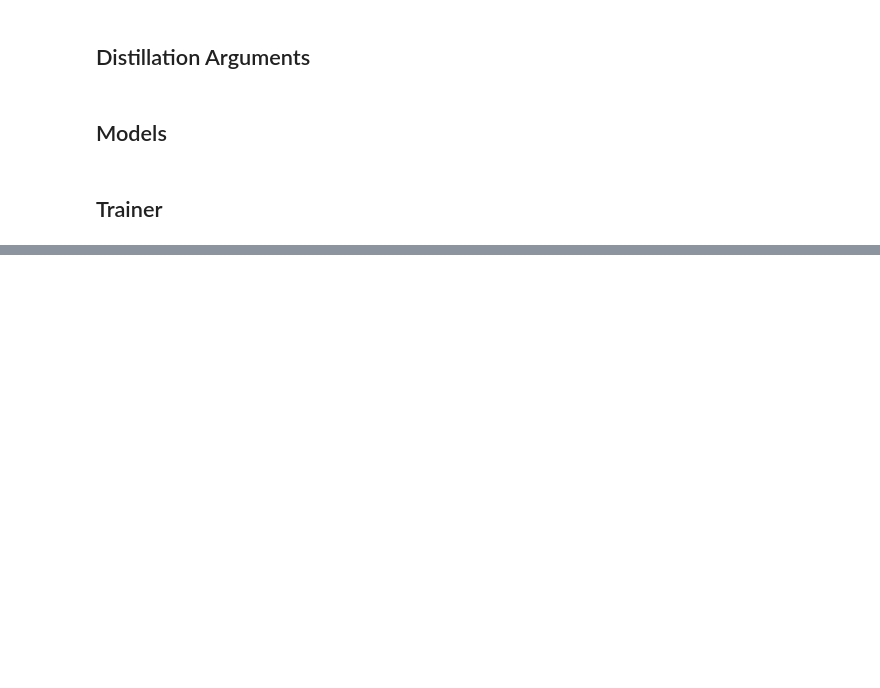
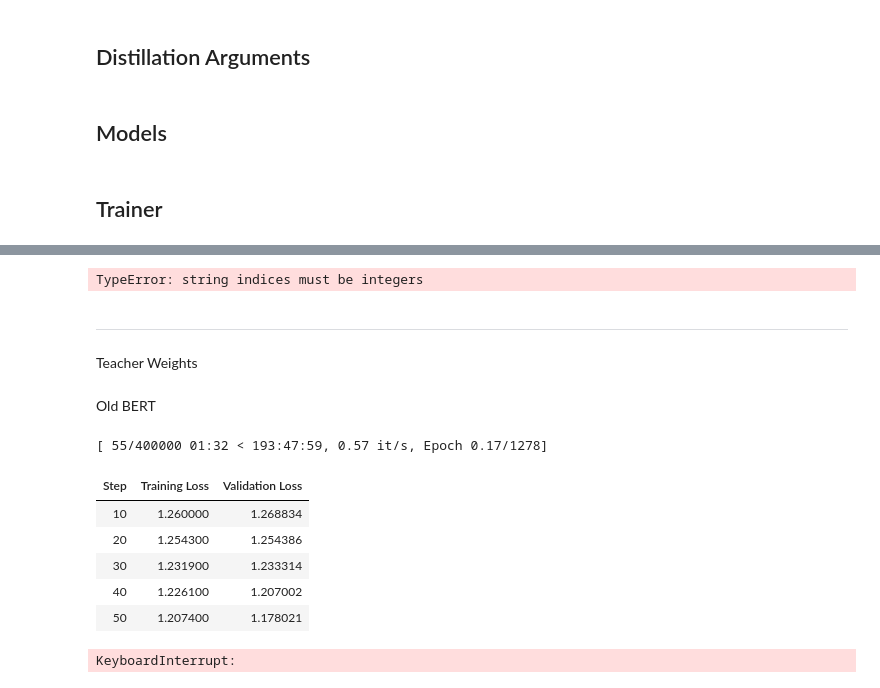
Before and after one commit to milistu/bertdistiller, a Jupyter notebook: examples/minilm_distillation.ipynb, the cells around one changed output, grey strips where cells are left out. Cells and saved outputs as stored; diff of their text form; code cells hidden in the pictures; blank space fills up the shorter version.

```diff
--- a/examples/minilm_distillation.ipynb
+++ b/examples/minilm_distillation.ipynb
@@ -118,0 +179,7 @@ trainer.label_names
+# %%
+trainer.train()
+# %% [output]
+TypeError: string indices must be integers
+# %% [markdown]
+---
+Teacher Weights
@@ -118,0 +195,2 @@ trainer.label_names
+# %% [markdown]
+Old BERT
@@ -118,0 +204,11 @@ trainer.label_names
+# %%
+trainer_tw.train()
+# %% [output]
+[ 55/400000 01:32 < 193:47:59, 0.57 it/s, Epoch 0.17/1278]
+| Step | Training Loss | Validation Loss |
+| 10 | 1.260000 | 1.268834 |
+| 20 | 1.254300 | 1.254386 |
+| 30 | 1.231900 | 1.233314 |
+| 40 | 1.226100 | 1.207002 |
+| 50 | 1.207400 | 1.178021 |
+KeyboardInterrupt:
```
Also changed, not shown: parts of 16 cells of this notebook.
